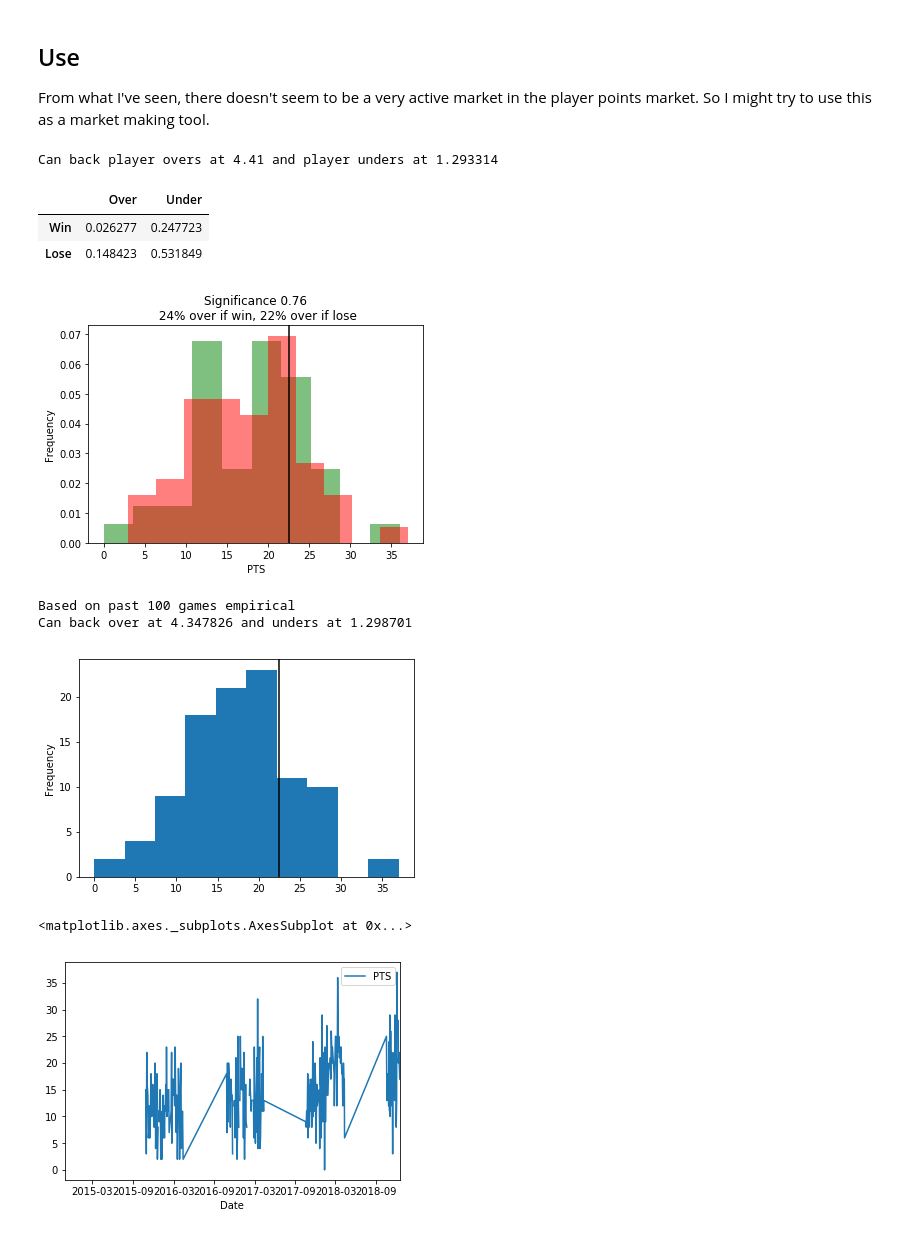
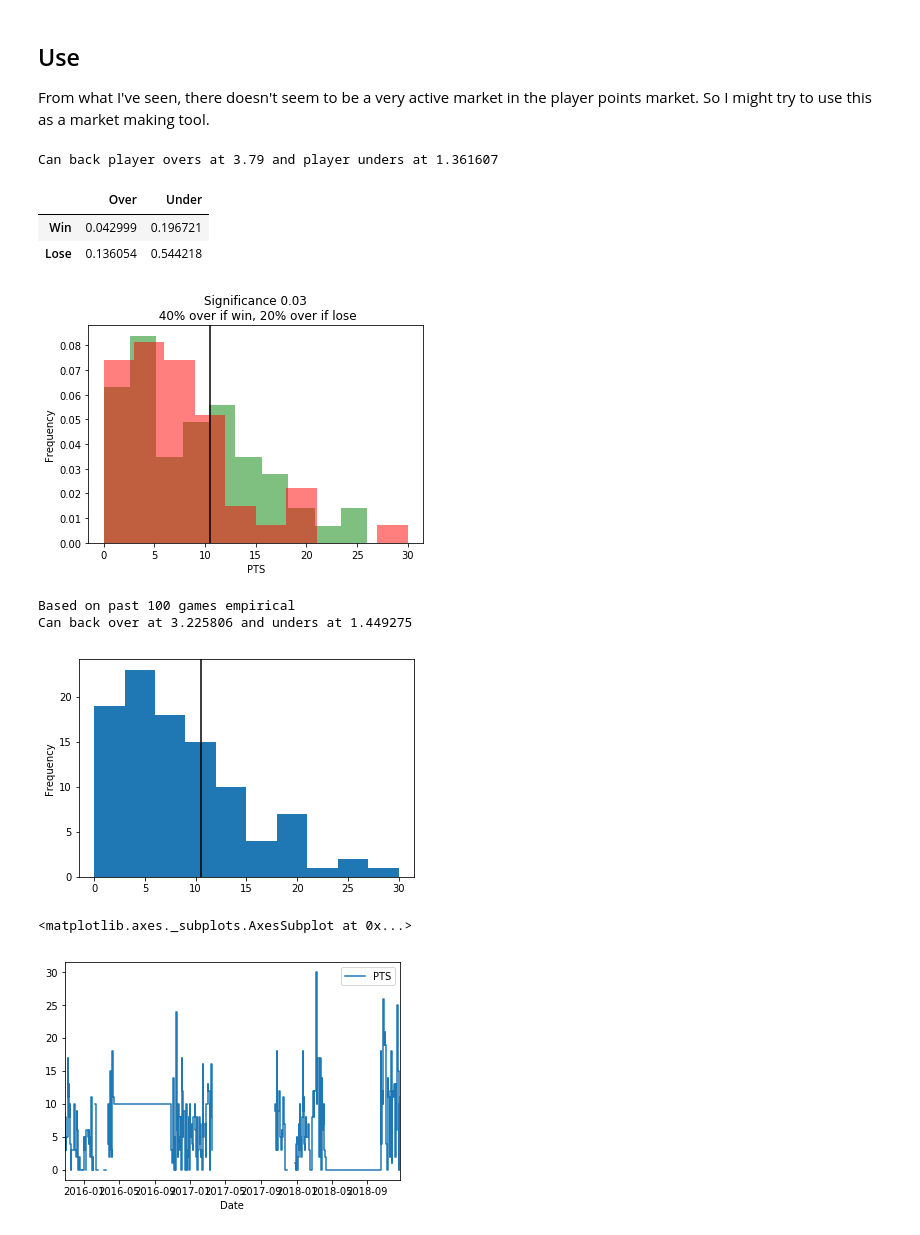
Before and after one commit to johnny-wong/nba_stats, a Jupyter notebook: Notebooks/Analysis - Wins and player points relationship.ipynb, the cells around one changed output. Cells and saved outputs as stored; diff of their text form; code cells hidden in the pictures.

```diff
--- a/Notebooks/Analysis - Wins and player points relationship.ipynb
+++ b/Notebooks/Analysis - Wins and player points relationship.ipynb
@@ -56,9 +56,9 @@ Suppose we back the player and lay the team. What we are essentially betting on
 ## Use
 From what I've seen, there doesn't seem to be a very active market in the player points market. So I might try to use this as a market making tool.
 # %%
-player_name = 'Julius Randle'
+player_name = 'Nemanja Bjelica'
 stat = 'PTS'
-baseline = 22.5
+baseline = 10.5
 team_opp_odds = (3.05, 1.47) # A tuple containing the odds for the player's team and their opponent
 past_n_games = 100
 
@@ -73,6 +73,7 @@ player_df_past_100_wl = player_df_past_100.merge(df_games[['GAME_ID', 'TEAM_ID',
                                                 how='left')
 
 # Remove any duplicates (don't know why there are duplicates)
+# UPDATE: Shouldn't be any more duplicates due to fixing issue #2
 player_df_past_100_wl = player_df_past_100_wl[~player_df_past_100_wl.duplicated()]
 
 stat_win = player_df_past_100_wl[player_df_past_100_wl['WL'] == 'W'][stat]
@@ -99,37 +100,37 @@ pr_over_baseline_lose = n_over_baseline_lose/n_lose
 counts = [n_over_baseline_win, n_over_baseline_lose]
 nobs = [n_win, n_lose]
 
 test_stat, pval = proportions_ztest(counts, nobs)
 
 plt.title('Significance {:3.2f}\n {:2.0%} over if win, {:2.0%} over if lose'.format(pval, pr_over_baseline_win,
                                                                   pr_over_baseline_lose))
 plt.xlabel('PTS')
 
 team_win_IP = 1/float(team_opp_odds[0])
 team_lose_IP = 1/float(team_opp_odds[1])
 
 # If I want to back the player to score over, I have to back the opponent's team
 theo_player_over_pr = (1-team_lose_IP) * pr_over_baseline_win + (team_lose_IP) * pr_over_baseline_lose
 
 # If I want to back the player to score under, I have to back the player's team
 theo_player_under_pr = 1 - ((team_win_IP) * pr_over_baseline_win + (1-team_win_IP) * pr_over_baseline_lose)
 
 # Print conclusion
 print('Can back player overs at {:.2f} and player unders at {:2f}'.format(1/theo_player_over_pr,
                                                                          1/theo_player_under_pr))
 
 df_IP = pd.DataFrame({'Under':[team_win_IP * (1-pr_over_baseline_win),
                                           team_lose_IP * (1-pr_over_baseline_lose)],
                       'Over':[team_win_IP * team_win_IP * pr_over_baseline_win,
                               team_lose_IP * pr_over_baseline_lose]},
                     index=['Win', 'Lose'])
 df_IP
 # %% [output]
-Can back player overs at 4.41 and player unders at 1.293314
+Can back player overs at 3.79 and player unders at 1.361607
 |  | Over | Under |
-| Win | 0.026277 | 0.247723 |
-| Lose | 0.148423 | 0.531849 |
+| Win | 0.042999 | 0.196721 |
+| Lose | 0.136054 | 0.544218 |
-[figure, old version]
+[figure, new version]
 # %%
 player_df_past_100['PTS'].plot(kind='hist')
 plt.axvline(x=baseline, color='black')
@@ -140,11 +141,11 @@ print('Based on past 100 games empirical\nCan back over at {:2f} and unders at {
                                                                                             1/(1-pr_over_baseline)))
 # %% [output]
 Based on past 100 games empirical
-Can back over at 4.347826 and unders at 1.298701
+Can back over at 3.225806 and unders at 1.449275
-[figure, old version]
+[figure, new version]
 # %%
-player_df.plot(y='PTS')
+player_df.plot(y='PTS', drawstyle='steps-post')
 # %% [output]
 <matplotlib.axes._subplots.AxesSubplot at 0x...>
-[figure, old version]
+[figure, new version]
 # %%
```
Also changed, not shown: parts of 2 cells of this notebook, 2 other files.
